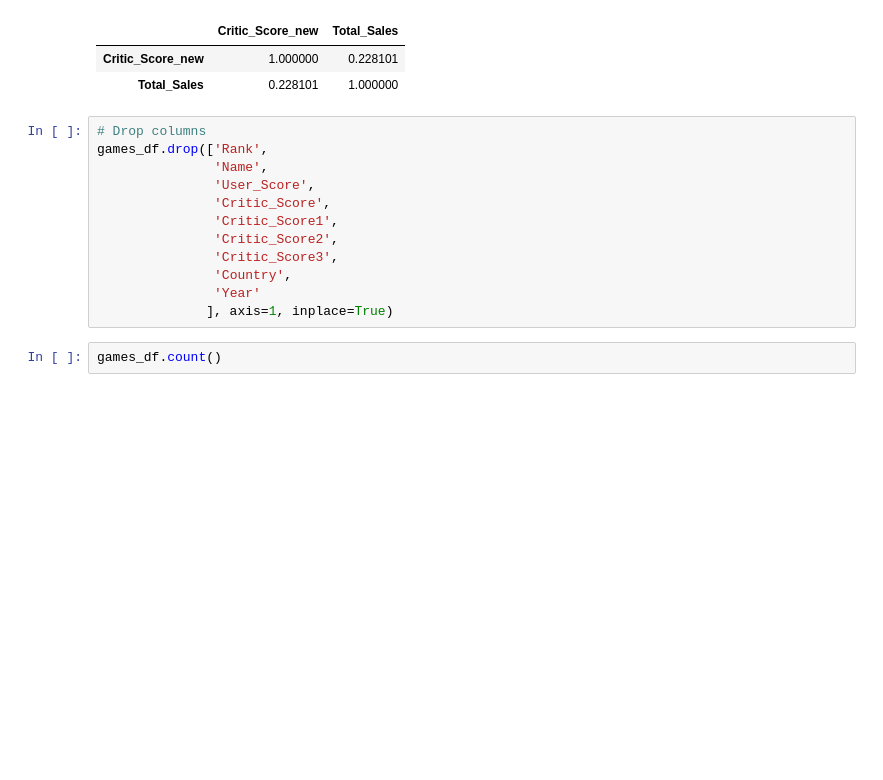
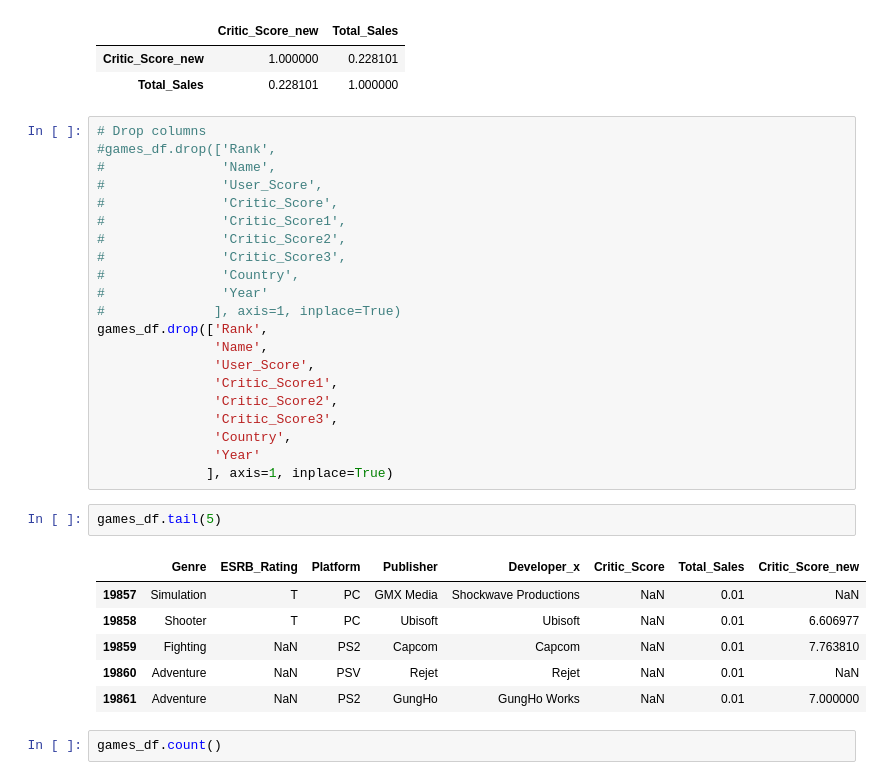
Before and after one commit to kntln/Video_Games_Sales, a Jupyter notebook: ML_RandomForestRegression_2_with_feature_engineering.ipynb, the cells around one changed output. Cells and saved outputs as stored; diff of their text form; blank space fills up the shorter version.

```diff
--- a/ML_RandomForestRegression_2_with_feature_engineering.ipynb
+++ b/ML_RandomForestRegression_2_with_feature_engineering.ipynb
@@ -199,16 +216,34 @@ d.corr()
 | Total_Sales | 0.228101 | 1.000000 |
 # %%
 # Drop columns
+#games_df.drop(['Rank',
+#               'Name',
+#               'User_Score',
+#               'Critic_Score',
+#               'Critic_Score1',
+#               'Critic_Score2',
+#               'Critic_Score3',
+#               'Country',
+#               'Year'
+#              ], axis=1, inplace=True)
 games_df.drop(['Rank',
                'Name',
                'User_Score',
-               'Critic_Score',
                'Critic_Score1',
                'Critic_Score2',
                'Critic_Score3',
                'Country',
                'Year'
               ], axis=1, inplace=True)
+# %%
+games_df.tail(5)
+# %% [output]
+|  | Genre | ESRB_Rating | Platform | Publisher | Developer_x | Critic_Score | Total_Sales | Critic_Score_new |
+| 19857 | Simulation | T | PC | GMX Media | Shockwave Productions | NaN | 0.01 | NaN |
+| 19858 | Shooter | T | PC | Ubisoft | Ubisoft | NaN | 0.01 | 6.606977 |
+| 19859 | Fighting | NaN | PS2 | Capcom | Capcom | NaN | 0.01 | 7.763810 |
+| 19860 | Adventure | NaN | PSV | Rejet | Rejet | NaN | 0.01 | NaN |
+| 19861 | Adventure | NaN | PS2 | GungHo | GungHo Works | NaN | 0.01 | 7.000000 |
 # %%
 games_df.count()
 # %% [output]
```
Also changed, not shown: parts of 5 cells of this notebook.
